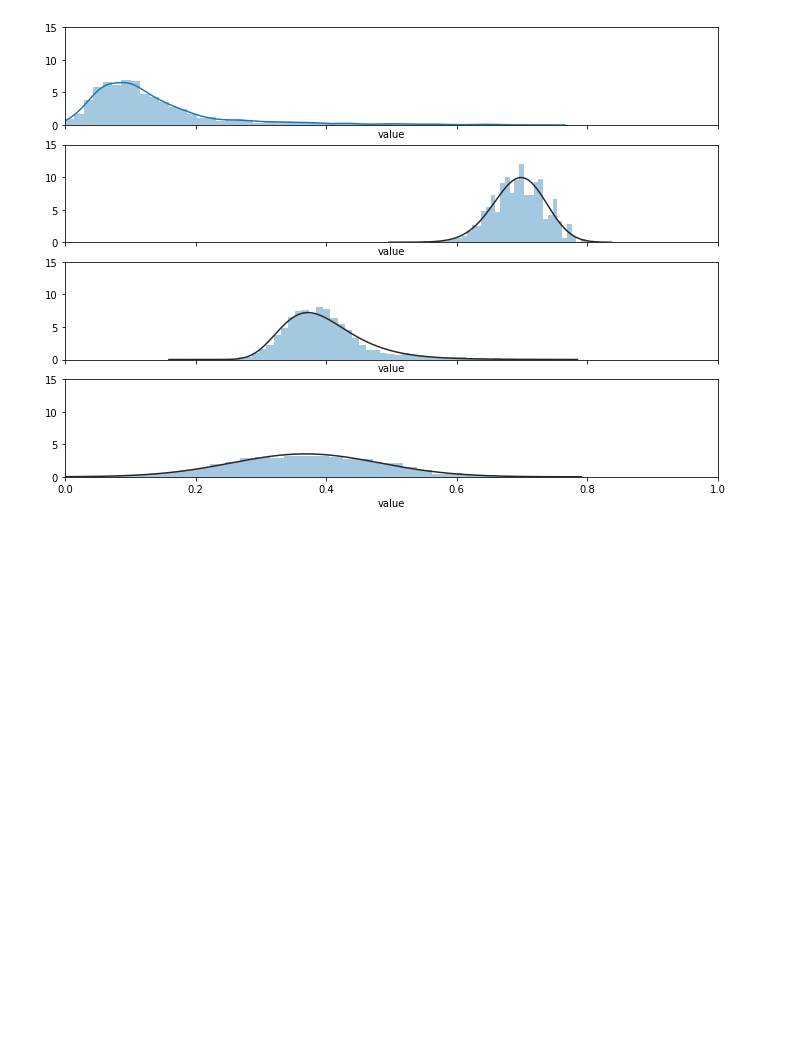
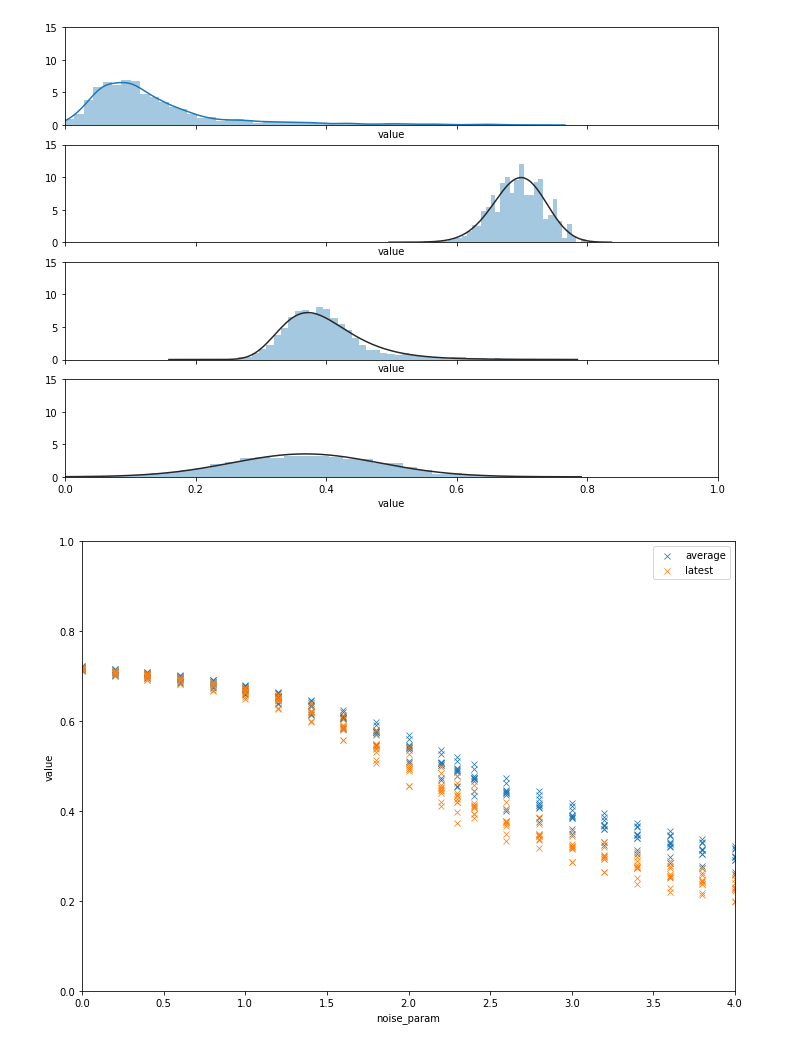
Before and after one commit to SRechenberger/Masterarbeit_Code, a Jupyter notebook: analysis.ipynb, the cells around one changed output. Saved outputs shown, nothing was run; the diff lists cells and outputs as text; code cells hidden in the pictures; blank space fills up the shorter version.

```diff
--- a/analysis.ipynb
+++ b/analysis.ipynb
@@ -90,3 +94,25 @@ sns.distplot(df3['value'], ax=ax3, fit=norm, kde=False, hist=True)
 # %% [output]
 <matplotlib.axes._subplots.AxesSubplot at 0x...>
 [figure]
+# %%
+reload(path_h)
+entropy='mutual_information'
+dfs = []
+fig, ax = plt.subplots(figsize=a4_dims)
+ax.set_xlim([0,4])
+ax.set_ylim([0,1])
+for value in ['average', 'latest']:
+    df = path_h.noise_param_to_path_entropy(
+        '/media/sf_VBoxshare/MasterarbeitDaten',
+        'probsat',
+        f'{entropy}',
+        f'{value}'
+    )
+
+    sns.scatterplot(
+        x='noise_param', y='value',
+        data=df, estimator=np.mean,
+        marker='x', label=f'{value}', ax=ax,
+    )
+# %% [output]
+[figure, added]
```
Also changed, not shown: parts of 3 cells of this notebook.
